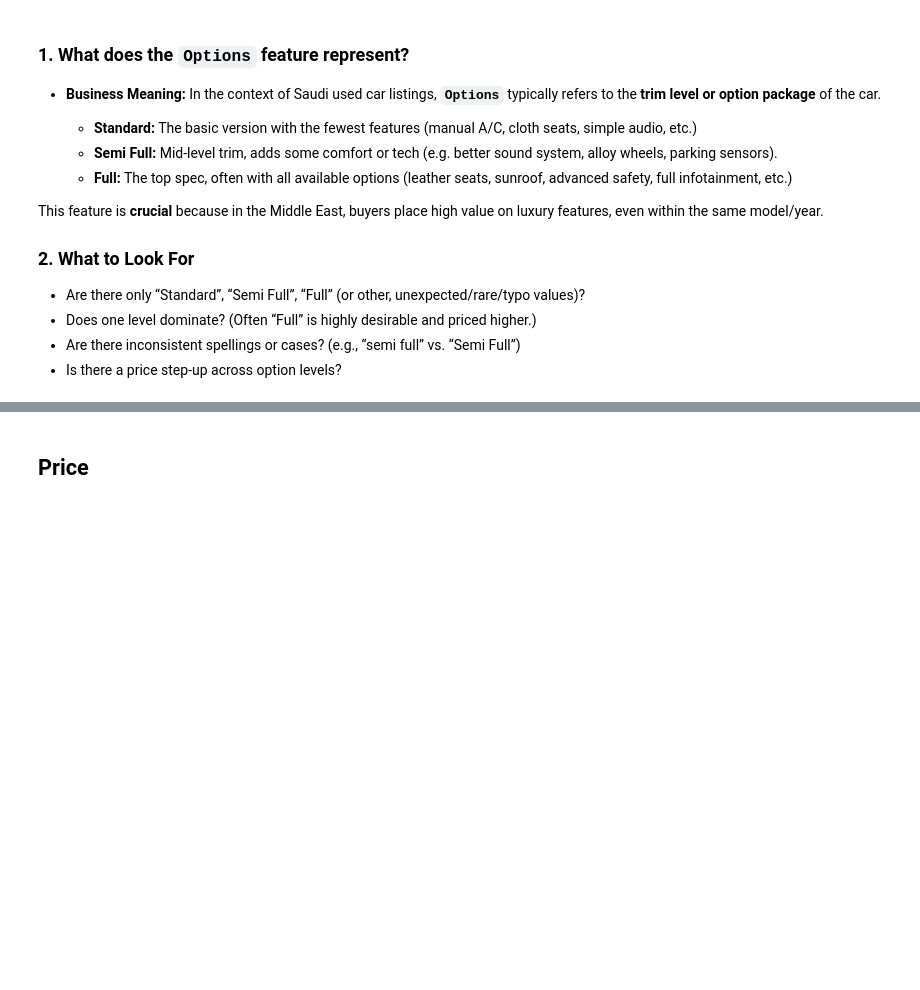
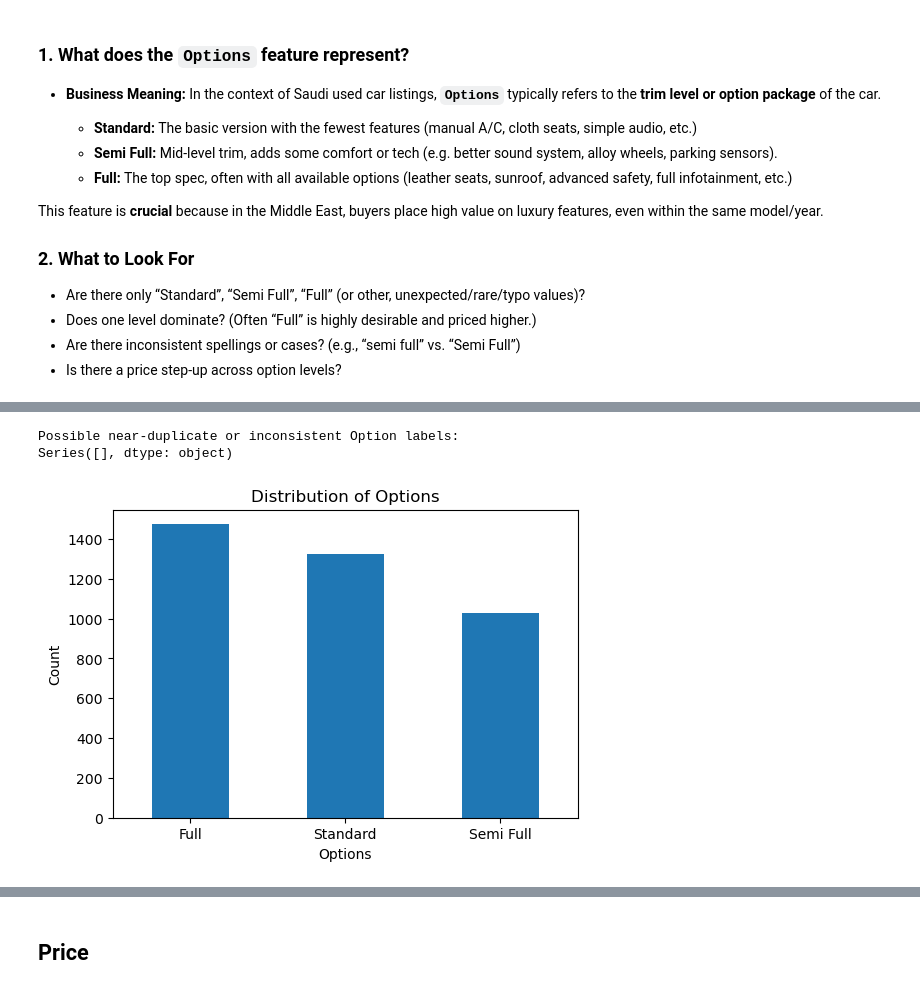
Before and after one commit to RioPramana21/Ctrl-Price-Taking-Control-of-Used-Car-Valuations-with-ML, a Jupyter notebook: code_files/project_code.ipynb, the cells around one changed output, grey strips where cells are left out. Saved outputs shown, nothing was run; the diff lists cells and outputs as text; code cells hidden in the pictures; blank space fills up the shorter version.

Commit message:
Explored `Options` feature

```diff
--- a/code_files/project_code.ipynb
+++ b/code_files/project_code.ipynb
@@ -1126,3 +1126,12 @@ This feature is **crucial** because in the Middle East, buyers place high value
 * Does one level dominate? (Often “Full” is highly desirable and priced higher.)
 * Are there inconsistent spellings or cases? (e.g., “semi full” vs. “Semi Full”)
 * Is there a price step-up across option levels?
+# %%
+# Unique values and counts
+print("Unique Option values:", df_filtered['Options'].unique())
+option_counts = df_filtered['Options'].value_counts()
+print(option_counts)
+
+# Percentage breakdown
+option_percentages = (option_counts / option_counts.sum() * 100).round(2)
+print(option_percentages)
@@ -1128,0 +1150,21 @@ This feature is **crucial** because in the Middle East, buyers place high value
+# %%
+# Check for typos/inconsistencies
+option_raw = pd.Series(df_filtered['Options'].unique())
+suspect_option = option_raw[option_raw.str.strip().str.lower().duplicated(keep=False)]
+print("Possible near-duplicate or inconsistent Option labels:")
+print(suspect_option)
+# %% [output]
+Possible near-duplicate or inconsistent Option labels:
+Series([], dtype: object)
+# %%
+# Visualize
+import matplotlib.pyplot as plt
+plt.figure(figsize=(6,4))
+option_counts.plot(kind='bar')
+plt.title('Distribution of Options')
+plt.ylabel('Count')
+plt.xlabel('Options')
+plt.xticks(rotation=0)
+plt.show()
+# %% [output]
+[figure, added]
```
Also changed, not shown: parts of 5 cells of this notebook.
